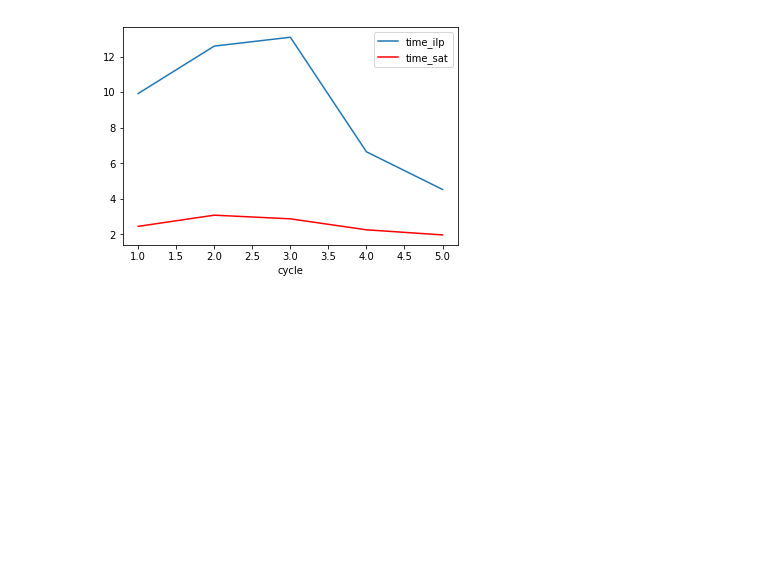
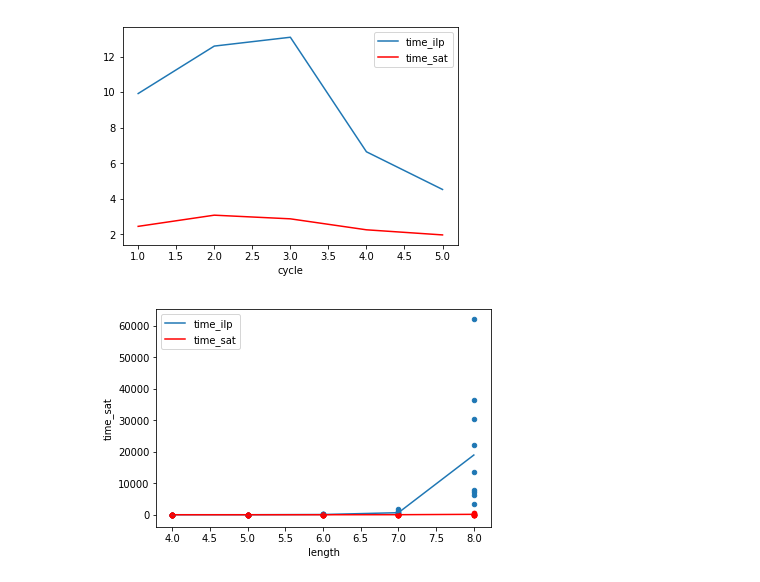
Before and after one commit to lleizuo/transform-order-by-reversals, a Jupyter notebook: src/plot.ipynb, the cells around one changed output. Saved outputs shown, nothing was run; the diff lists cells and outputs as text; code cells hidden in the pictures; blank space fills up the shorter version.

```diff
--- a/src/plot.ipynb
+++ b/src/plot.ipynb
@@ -116,3 +116,56 @@ df.plot(kind='line',y='time_sat', color='red', ax=ax)
 plt.show()
 # %% [output]
 [figure]
+# %%
+df_sign_4 = pd.read_csv("../cmp_data/p_cmp_signed_4_10.csv")
+df_sign_5 = pd.read_csv("../cmp_data/p_cmp_signed_5_10.csv")
+df_sign_6 = pd.read_csv("../cmp_data/p_cmp_signed_6_10.csv")
+df_sign_7 = pd.read_csv("../cmp_data/p_cmp_signed_7_10.csv")
+df_sign_8 = pd.read_csv("../cmp_data/p_cmp_signed_8_10.csv")
+# %%
+length_list_4 = [4] * 10
+length_list_5 = [5] * 10
+length_list_6 = [6] * 10
+length_list_7 = [7] * 10
+length_list_8 = [8] * 10
+length_list_9 = [9] * 10
+length_list_10 = [10] * 10
+# %%
+df_sign_4['length'] = length_list_4
+df_sign_5['length'] = length_list_5
+df_sign_6['length'] = length_list_6
+df_sign_7['length'] = length_list_7
+df_sign_8['length'] = length_list_8
+# %%
+ax = plt.gca()
+
+df_sign_4.plot(kind='scatter',x='length',y='time_ilp',ax=ax)
+df_sign_4.plot(kind='scatter',x='length',y='time_sat', color='red', ax=ax)
+
+df_sign_5.plot(kind='scatter',x='length',y='time_ilp',ax=ax)
+df_sign_5.plot(kind='scatter',x='length',y='time_sat', color='red', ax=ax)
+
+df_sign_6.plot(kind='scatter',x='length',y='time_ilp',ax=ax)
+df_sign_6.plot(kind='scatter',x='length',y='time_sat', color='red', ax=ax)
+
+df_sign_7.plot(kind='scatter',x='length',y='time_ilp',ax=ax)
+df_sign_7.plot(kind='scatter',x='length',y='time_sat', color='red', ax=ax)
+
+df_sign_8.plot(kind='scatter',x='length',y='time_ilp',ax=ax)
+df_sign_8.plot(kind='scatter',x='length',y='time_sat', color='red', ax=ax)
+
+list_of_means = []
+list_of_means.append(list(df_sign_4.mean())[1:])
+list_of_means.append(list(df_sign_5.mean())[1:])
+list_of_means.append(list(df_sign_6.mean())[1:])
+list_of_means.append(list(df_sign_7.mean())[1:])
+list_of_means.append(list(df_sign_8.mean())[1:])
+mean_df = pd.DataFrame(list_of_means,columns = ['time_ilp', 'time_sat', 'num_of_operations', 'length'])
+mean_df = mean_df.groupby('length').mean()
+
+mean_df.plot(kind='line',y='time_ilp',ax=ax)
+mean_df.plot(kind='line',y='time_sat', color='red', ax=ax)
+
+plt.show()
+# %% [output]
+[figure, added]
```
Also changed, not shown: parts of 2 cells of this notebook, 33 other files.
